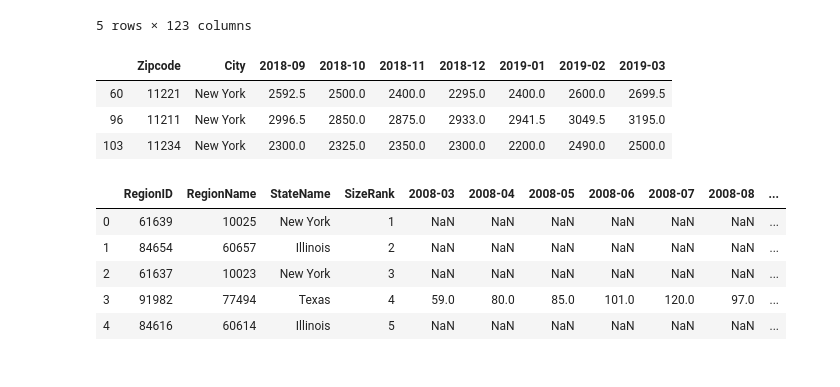
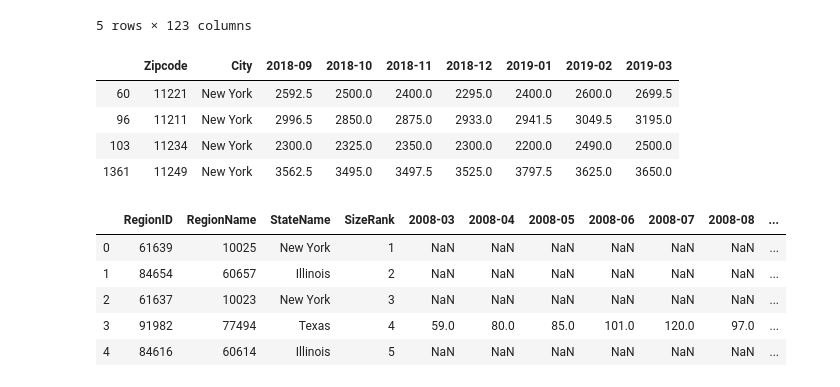
Before and after one commit to nate1mace/TheSuperGroup, a Jupyter notebook: Median Price & Count Dataframes.ipynb, the cells around one changed output. Cells and saved outputs as stored; diff of their text form; code cells hidden in the pictures.

```diff
--- a/Median Price & Count Dataframes.ipynb
+++ b/Median Price & Count Dataframes.ipynb
@@ -59,23 +59,24 @@ rentalprice_df.head()
 # %%
 #Restricted to months of interest
 df_trim_rentalprice = rentalprice_df[['RegionName','City','2018-09','2018-10','2018-11','2018-12','2019-01','2019-02','2019-03']]
 df_trim_rentalprice.head()
 
 #Restricted to NY City Zipcodes only
 df_NY_rentalprice = df_trim_rentalprice[df_trim_rentalprice['City']== 'New York']
 
 #Renaming columns
 df_NY_rentalprice = df_NY_rentalprice.rename(columns = {'RegionName':'Zipcode'})
 
 #Restricting to Broklyn Zipcodes
-Ltrain_zipcodes = [11211,11206,11207,11221,11237,11236,11234,11239]
+Ltrain_zipcodes = [11211,11206,11207,11221,11237,11236,11234,11249]
 df_LTrain_rentalprice = df_NY_rentalprice[df_NY_rentalprice['Zipcode'].isin(Ltrain_zipcodes)]
 df_LTrain_rentalprice
 # %% [output]
 |  | Zipcode | City | 2018-09 | 2018-10 | 2018-11 | 2018-12 | 2019-01 | 2019-02 | 2019-03 |
 | 60 | 11221 | New York | 2592.5 | 2500.0 | 2400.0 | 2295.0 | 2400.0 | 2600.0 | 2699.5 |
 | 96 | 11211 | New York | 2996.5 | 2850.0 | 2875.0 | 2933.0 | 2941.5 | 3049.5 | 3195.0 |
 | 103 | 11234 | New York | 2300.0 | 2325.0 | 2350.0 | 2300.0 | 2200.0 | 2490.0 | 2500.0 |
+| 1361 | 11249 | New York | 3562.5 | 3495.0 | 3497.5 | 3525.0 | 3797.5 | 3625.0 | 3650.0 |
 # %%
 source3 = "Zillow/Sale_Counts_Zip.csv"
 SaleCounts_df = pd.read_csv(source3)
```
Also changed, not shown: parts of 3 cells of this notebook, 5 other files.
